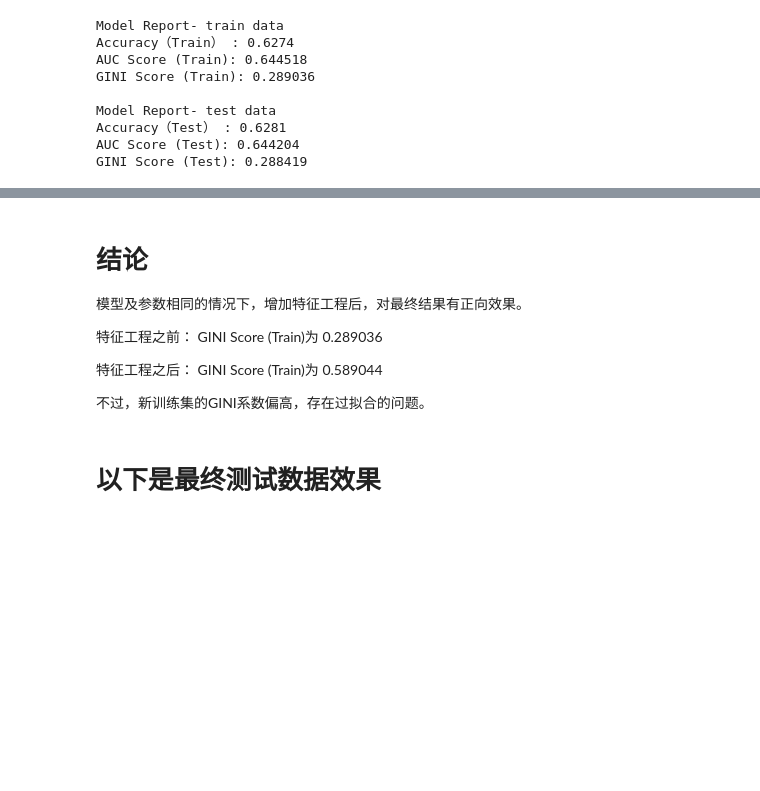
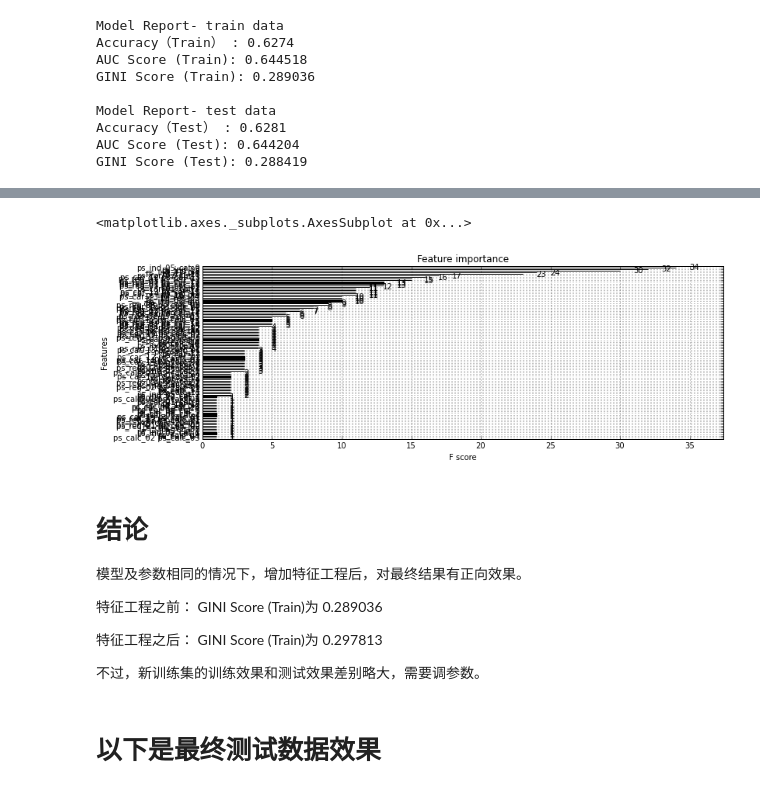
Before and after one commit to JoneNash/Competition4SDP, a Jupyter notebook: src/contrast_data_model.ipynb, the cells around one changed output, grey strips where cells are left out. Drawn from its saved outputs; the diff is of its cells as text; code cells hidden in the pictures; blank space fills up the shorter version.

```diff
--- a/src/contrast_data_model.ipynb
+++ b/src/contrast_data_model.ipynb
@@ -250,7 +250,7 @@ GINI Score (Test): 0.288419
 predictors2 = [x for x in train_extends.columns if x not in [target, IDcol,tag]]
 
 xgb2 = XGBClassifier(
-        learning_rate =0.1,
+        learning_rate =0.01,
         n_estimators=20,
         max_depth=5,
         min_child_weight=1,
@@ -276,3 +294,8 @@ GINI Score (Test): 0.571434
+# %%
+xgb.plot_importance(alg_after,height=0.1)
+# %% [output]
+<matplotlib.axes._subplots.AxesSubplot at 0x...>
+[figure, added]
 # %% [markdown]
 # 结论
 
@@ -280,9 +303,9 @@ GINI Score (Test): 0.571434
 
 特征工程之前： GINI Score (Train)为 0.289036
 
-特征工程之后： GINI Score (Train)为 0.589044
+特征工程之后： GINI Score (Train)为 0.297813
 
-不过，新训练集的GINI系数偏高，存在过拟合的问题。
+不过，新训练集的训练效果和测试效果差别略大，需要调参数。
 # %% [markdown]
 # 以下是最终测试数据效果
 # %% [markdown]
```
Also changed, not shown: parts of 6 cells of this notebook, 1 other file.
